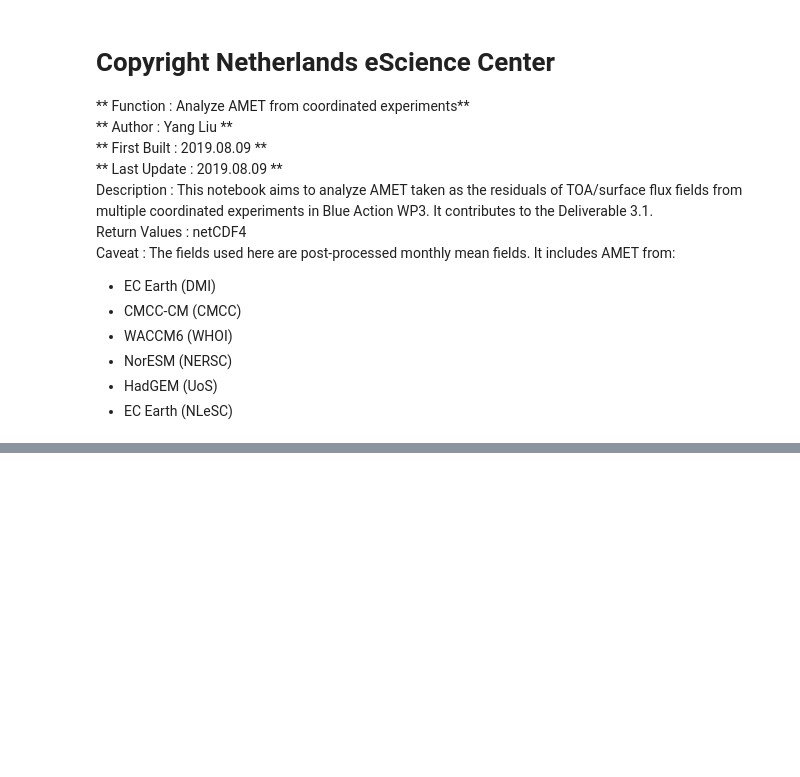
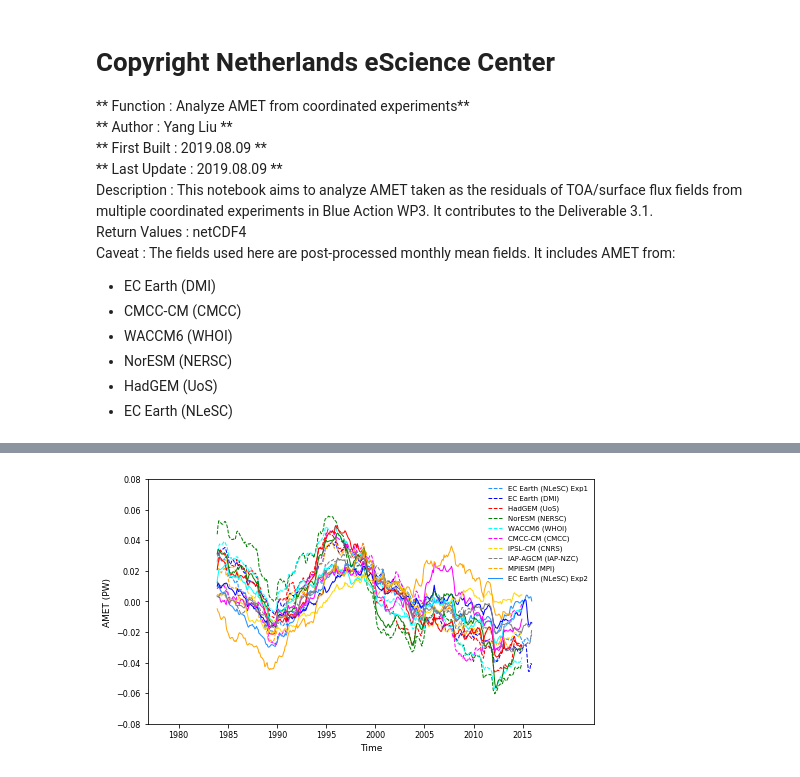
Before and after one commit to geek-yang/JointAnalysis, a Jupyter notebook: Analysis/AMET_analysis_series_report.ipynb, the cells around one changed output, grey strips where cells are left out. Cells and saved outputs as stored; diff of their text form; code cells hidden in the pictures; blank space fills up the shorter version.

```diff
--- a/Analysis/AMET_analysis_series_report.ipynb
+++ b/Analysis/AMET_analysis_series_report.ipynb
@@ -888,3 +1036,61 @@ The output anomaly time series only contains one dimension for time!
+# %%
+################################   Anomalies at certain sections  ######################################
+################################   only ensemble mean is used     ######################################
+################################   comparison between exp 1 and 2 ######################################
+# EC Earth (DMI) interannual
+fig = plt.figure(figsize=(8,4.5))
+# Exp1
+# EC Earth (DNLeSC)
+plt.plot(index_1979_2015[window-1:], ens_avg_NLeSC_exp1._lowpass, color='dodgerblue', linestyle='--', linewidth=1, label='EC Earth (NLeSC) Exp1')
+# EC Earth (DMI)
+plt.plot(index_1979_2015[window-1:], ens_avg_DMI_exp1._lowpass, color='blue', linestyle='--', linewidth=1, label='EC Earth (DMI)')
+# HadGEM (UoS)
+plt.plot(index_1979_2014[window-1:], ens_avg_UoS_exp1._lowpass, color='red', linestyle='--', linewidth=1, label='HadGEM (UoS)')
+# NorESM (NERSC)
+plt.plot(index_1979_2014[window-1:], ens_avg_NERSC_exp1._lowpass, color='green', linestyle='--', linewidth=1, label='NorESM (NERSC)')
+# WACCM6 (WHOI)
+plt.plot(index_1979_2014[window-1:], ens_avg_WHOI_exp1._lowpass, color='cyan', linestyle='--', linewidth=1, label='WACCM6 (WHOI)')
+# CMCC-CM (CMCC)
+plt.plot(index_1979_2014[window-1:], ens_avg_CMCC_exp1._lowpass, color='magenta', linestyle='--', linewidth=1, label='CMCC-CM (CMCC)')
+# IPSL-CM (CNRS)
+plt.plot(index_1979_2014[window-1:], ens_avg_CNRS_exp1._lowpass, color='gold', linestyle='--', linewidth=1, label='IPSL-CM (CNRS)')
+# IAP-AGCM (IAP-NZC)
+plt.plot(index_1979_2015[window-1:], ens_avg_IAP_exp1._lowpass, color='gray', linestyle='--', linewidth=1, label='IAP-AGCM (IAP-NZC)')
+#MPIESM (MPI)
+plt.plot(index_1979_2013[window-1:], ens_avg_MPI_exp1._lowpass, color='orange', linestyle='--', linewidth=1, label='MPIESM (MPI)')
+
+# Exp2
+# EC Earth (NLeSC)
+plt.plot(index_1979_2015[window-1:], ens_avg_NLeSC_exp2._lowpass, color='dodgerblue', linestyle='-', linewidth=1, label='EC Earth (NLeSC) Exp2')
+# EC Earth (DMI)
+plt.plot(index_1979_2015[window-1:], ens_avg_DMI_exp2._lowpass, color='blue', linestyle='-', linewidth=1)
+# HadGEM (UoS)
+plt.plot(index_1979_2014[window-1:], ens_avg_UoS_exp2._lowpass, color='red', linestyle='-', linewidth=1)
+# NorESM (NERSC)
+plt.plot(index_1979_2014[window-1:], ens_avg_NERSC_exp2._lowpass, color='green', linestyle='-', linewidth=1)
+# WACCM6 (WHOI)
+plt.plot(index_1979_2014[window-1:], ens_avg_WHOI_exp2._lowpass, color='cyan', linestyle='-', linewidth=1)
+# CMCC-CM (CMCC)
+plt.plot(index_1979_2014[window-1:], ens_avg_CMCC_exp2._lowpass, color='magenta', linestyle='-', linewidth=1)
+# IPSL-CM (CNRS)
+plt.plot(index_1979_2014[window-1:], ens_avg_CNRS_exp2._lowpass, color='gold', linestyle='-', linewidth=1)
+# IAP-AGCM (IAP-NZC)
+plt.plot(index_1979_2015[window-1:], ens_avg_IAP_exp2._lowpass, color='gray', linestyle='-', linewidth=1)
+#MPIESM (MPI)
+plt.plot(index_1979_2013[window-1:], ens_avg_MPI_exp2._lowpass, color='orange', linestyle='-', linewidth=1)
+
+plt.xlabel("Time",fontsize=9)
+plt.xticks(np.arange(13,yy*12+1,60), index_year,fontsize=8)
+plt.xlim(-25,520)
+plt.ylabel("AMET (PW)",fontsize=9)
+plt.yticks(fontsize=8)
+plt.ylim(-0.08,0.08)
+plt.legend(frameon=False, loc=1, prop={'size': 7})
+plt.show()
+fig.savefig(os.path.join(output_path,'Anomaly_lowpass_{}_60N_ensAvg_AMIP_exp12.png'.format(window)),dpi=200)
+plt.close(fig)
+# %% [output]
+[figure, added]
 # %%
 ################################   Anomalies at certain sections  ######################################
 ################################   only ensemble mean is used     ######################################
```
Also changed, not shown: parts of 17 cells of this notebook, 1 other file.
